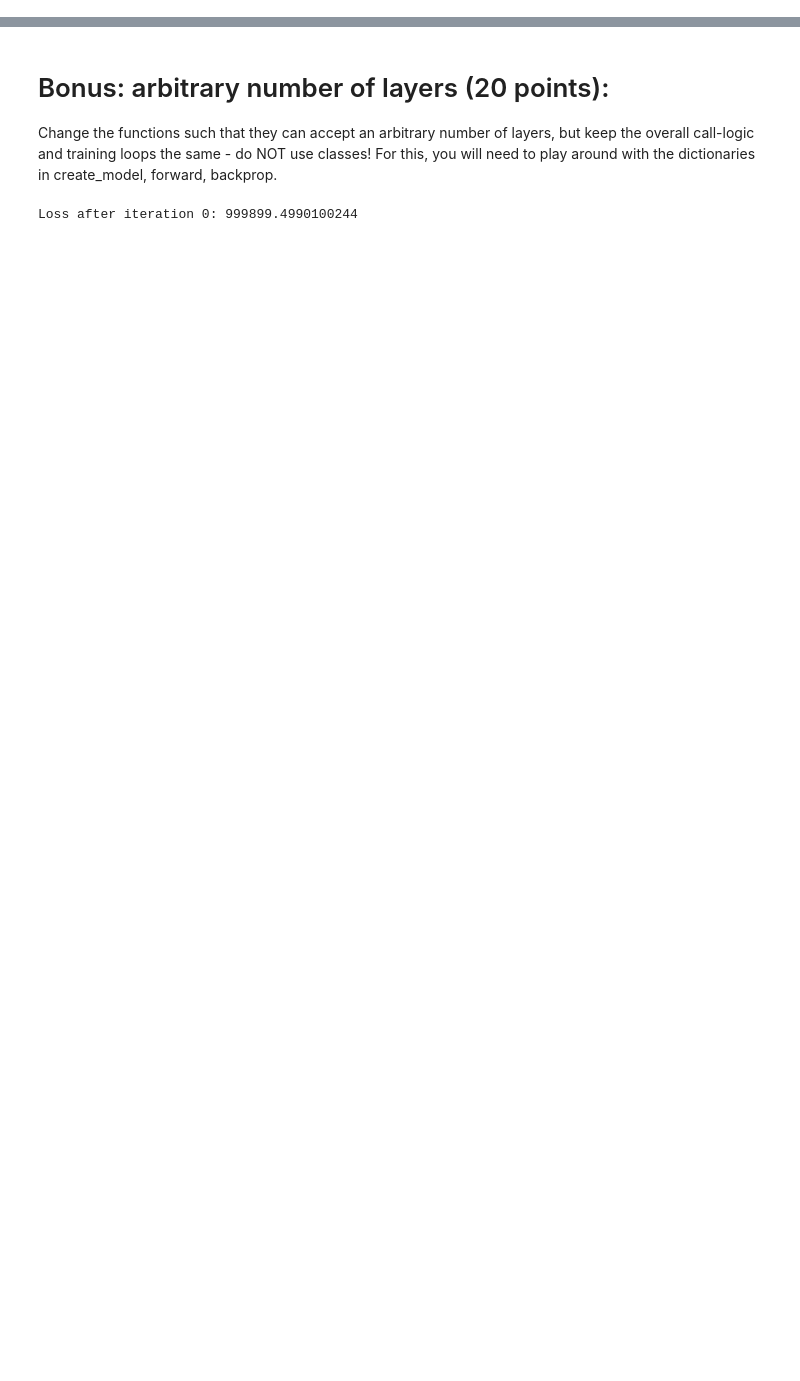
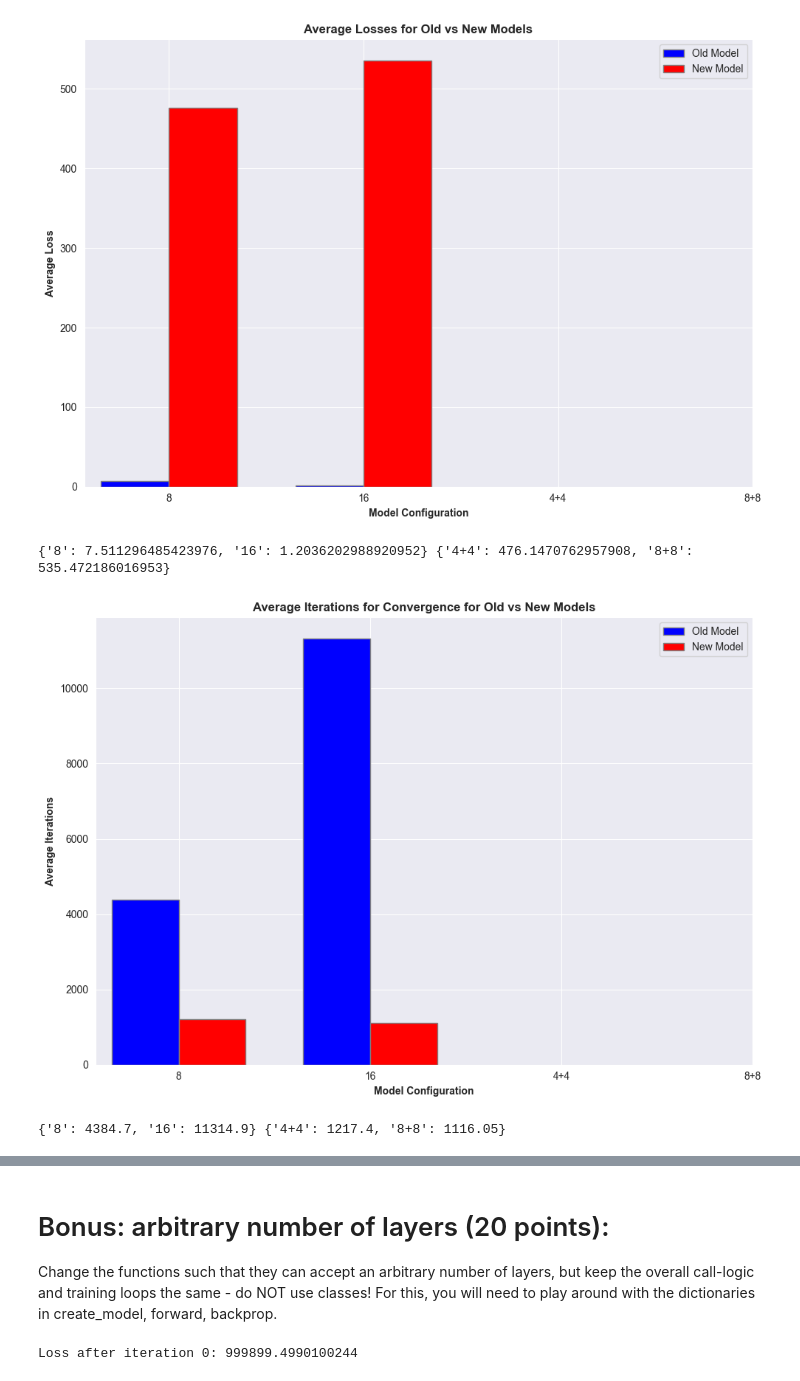
Before and after one commit to jshim0978/KU_NN, a Jupyter notebook: a2/threelayer.ipynb, the cells around one changed output, grey strips where cells are left out. Drawn from its saved outputs; the diff is of its cells as text; code cells hidden in the pictures; blank space fills up the shorter version.

Commit message:
added according discussions and changed median loss to average loss for plots

```diff
--- a/a2/threelayer.ipynb
+++ b/a2/threelayer.ipynb
@@ -522 +484,68 @@ print(median_losses_combined)
+# %%
+# Calculate average losses for old and new models for different configurations
+avg_losses_old = {config: np.mean(data['losses']) for config, data in results_old.items()}
+avg_losses_new = {config: np.mean(data['losses']) for config, data in results_new.items()}
+
+# Bar chart for average loss values
+labels = list(avg_losses_old.keys()) + list(avg_losses_new.keys())
+old_vals = list(avg_losses_old.values())
+new_vals = list(avg_losses_new.values())
+bar_width = 0.35
+
+
+r1 = np.arange(len(labels))
+r2 = [x + bar_width for x in r1]
+
+plt.figure(figsize=(10, 7))
+plt.bar(r1[:len(old_vals)], old_vals, color='b', width=bar_width, edgecolor='grey', label='Old Model')
+plt.bar(r2[:len(new_vals)], new_vals, color='r', width=bar_width, edgecolor='grey', label='New Model')
+
+# Title & Subtitle
+plt.title('Average Losses for Old vs New Models', fontweight='bold')
+plt.xlabel('Model Configuration', fontweight='bold')
+plt.ylabel('Average Loss', fontweight='bold')
+
+# Add xticks on the middle of the group bars
+plt.xticks([r + 0.5*bar_width for r in range(len(labels))], labels)
+
+# Create legend & Show graphic
+plt.legend()
+plt.tight_layout()
+plt.show()
+
+print(avg_losses_old, avg_losses_new)
+
+# Calculate average iterations for old and new models for different configurations
+avg_iterations_old = {config: np.mean(data["iterations"]) for config, data in results_old.items()}
+avg_iterations_new = {config: np.mean(data["iterations"]) for config, data in results_new.items()}
+
+# Bar chart for average iteration values
+old_it_vals = list(avg_iterations_old.values())
+new_it_vals = list(avg_iterations_new.values())
+
+r1 = np.arange(len(labels))
+r2 = [x + bar_width for x in r1]
+
+plt.figure(figsize=(10, 7))
+plt.bar(r1[:len(old_it_vals)], old_it_vals, color='b', width=bar_width, edgecolor='grey', label='Old Model')
+plt.bar(r2[:len(new_it_vals)], new_it_vals, color='r', width=bar_width, edgecolor='grey', label='New Model')
+
+# Title & Subtitle
+plt.title('Average Iterations for Convergence for Old vs New Models', fontweight='bold')
+plt.xlabel('Model Configuration', fontweight='bold')
+plt.ylabel('Average Iterations', fontweight='bold')
+
+# Add xticks on the middle of the group bars
+plt.xticks([r + 0.5*bar_width for r in range(len(labels))], labels)
+
+# Create legend & Show graphic
+plt.legend()
+plt.tight_layout()
+plt.show()
+print(avg_iterations_old, avg_iterations_new)
+# %% [output]
+[figure, added]
+{'8': 7.511296485423976, '16': 1.2036202988920952} {'4+4': 476.1470762957908, '8+8': 535.472186016953}
+[figure, added]
+{'8': 4384.7, '16': 11314.9} {'4+4': 1217.4, '8+8': 1116.05}
 # %% [markdown]
```
Also changed, not shown: parts of 11 cells of this notebook.
